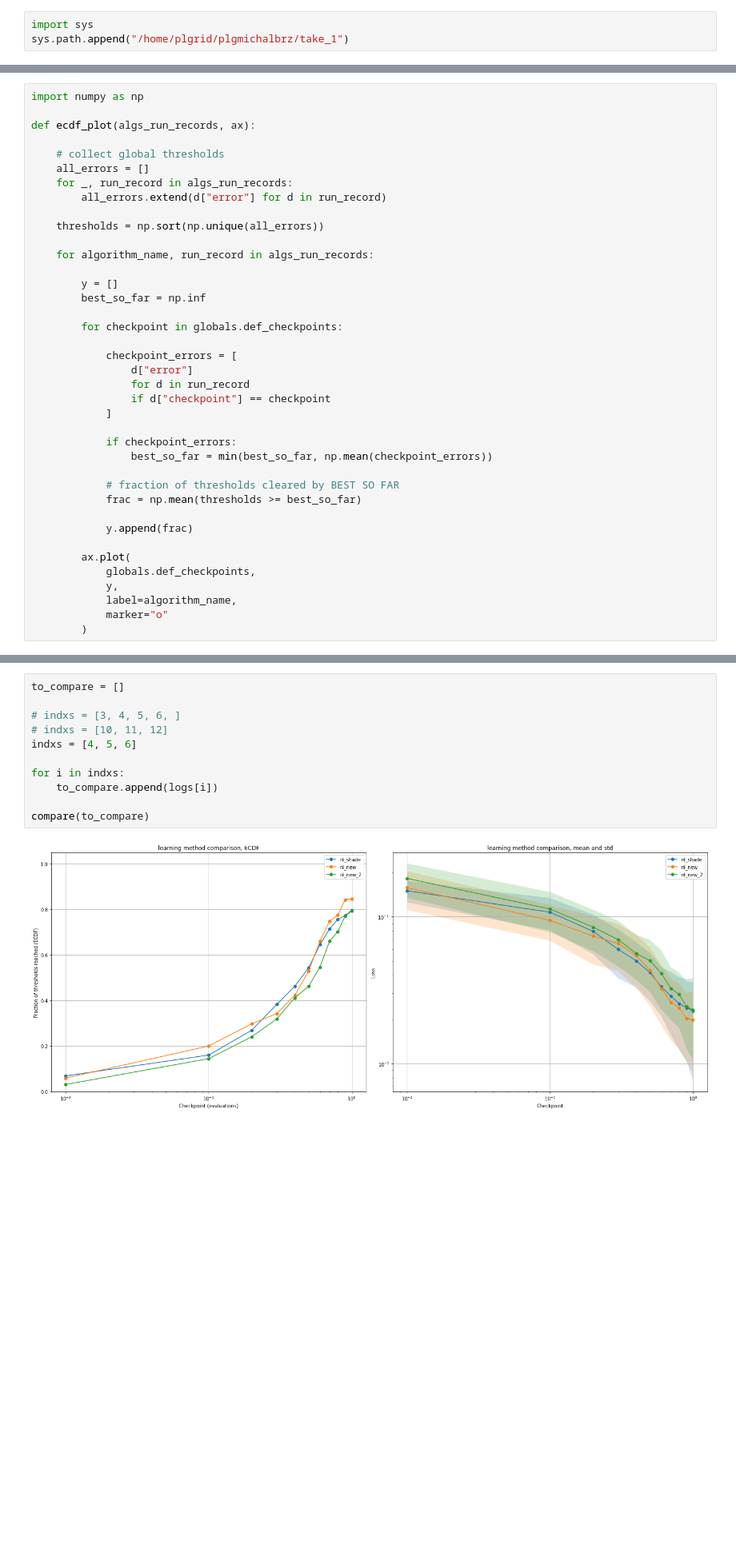
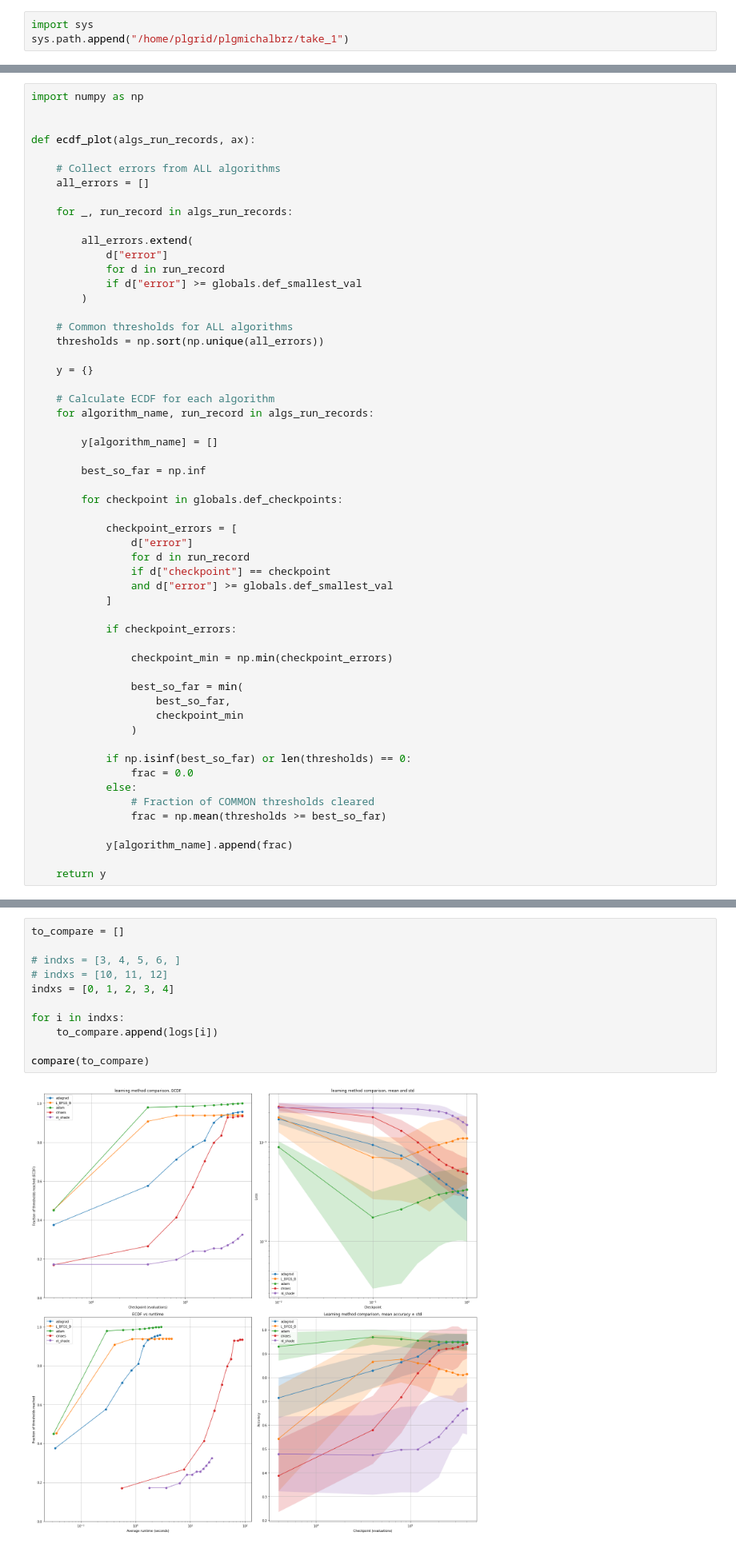
Before and after one commit to brzoza6538/stochastic-gradient-vs-global-methods, a Jupyter notebook: networks_iris/net_comparison.ipynb, the cells around one changed output, grey strips where cells are left out. Shown at 80% size. Saved outputs shown, nothing was run; the diff lists cells and outputs as text; blank space fills up the shorter version.

```diff
--- a/networks_iris/net_comparison.ipynb
+++ b/networks_iris/net_comparison.ipynb
@@ -156,18 +166,30 @@ def calculate_thresholds(algs_run_records):
 # %%
 import numpy as np
 
+
 def ecdf_plot(algs_run_records, ax):
 
-    # collect global thresholds
+    # Collect errors from ALL algorithms
     all_errors = []
+
     for _, run_record in algs_run_records:
-        all_errors.extend(d["error"] for d in run_record)
 
+        all_errors.extend(
+            d["error"]
+            for d in run_record
+            if d["error"] >= globals.def_smallest_val
+        )
+
+    # Common thresholds for ALL algorithms
     thresholds = np.sort(np.unique(all_errors))
 
+    y = {}
+
+    # Calculate ECDF for each algorithm
     for algorithm_name, run_record in algs_run_records:
 
-        y = []
+        y[algorithm_name] = []
+
         best_so_far = np.inf
 
         for checkpoint in globals.def_checkpoints:
@@ -176,20 +198,25 @@ def ecdf_plot(algs_run_records, ax):
                 d["error"]
                 for d in run_record
                 if d["checkpoint"] == checkpoint
+                and d["error"] >= globals.def_smallest_val
             ]
 
             if checkpoint_errors:
-                best_so_far = min(best_so_far, np.mean(checkpoint_errors))
 
-            # fraction of thresholds cleared by BEST SO FAR
-            frac = np.mean(thresholds >= best_so_far)
+                checkpoint_min = np.min(checkpoint_errors)
 
-            y.append(frac)
+                best_so_far = min(
+                    best_so_far,
+                    checkpoint_min
+                )
 
-        ax.plot(
-            globals.def_checkpoints,
-            y,
-            label=algorithm_name,
-            marker="o"
-        )
+            if np.isinf(best_so_far) or len(thresholds) == 0:
+                frac = 0.0
+            else:
+                # Fraction of COMMON thresholds cleared
+                frac = np.mean(thresholds >= best_so_far)
+
+            y[algorithm_name].append(frac)
+
+    return y
 # %%
@@ -273,16 +449,16 @@ def compare(logs):
 # %%
 to_compare = []
 
 # indxs = [3, 4, 5, 6, ]
 # indxs = [10, 11, 12]
-indxs = [4, 5, 6]
+indxs = [0, 1, 2, 3, 4]
 
 for i in indxs:
     to_compare.append(logs[i])
 
 compare(to_compare)
 # %% [output]
-[figure, old version]
+[figure, new version]
 # %%
 import scipy
 print(scipy.__version__)
```
Also changed, not shown: parts of 4 cells of this notebook, 14 other files.
